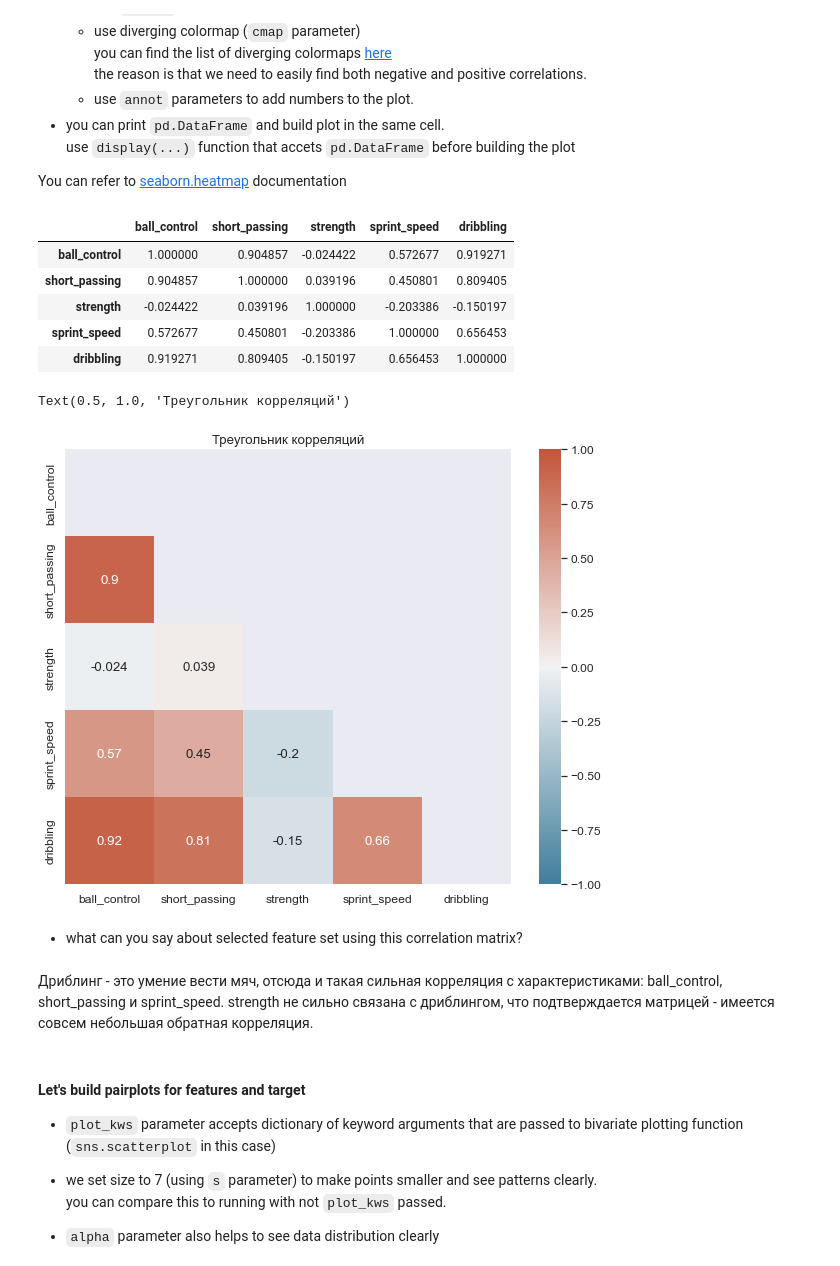
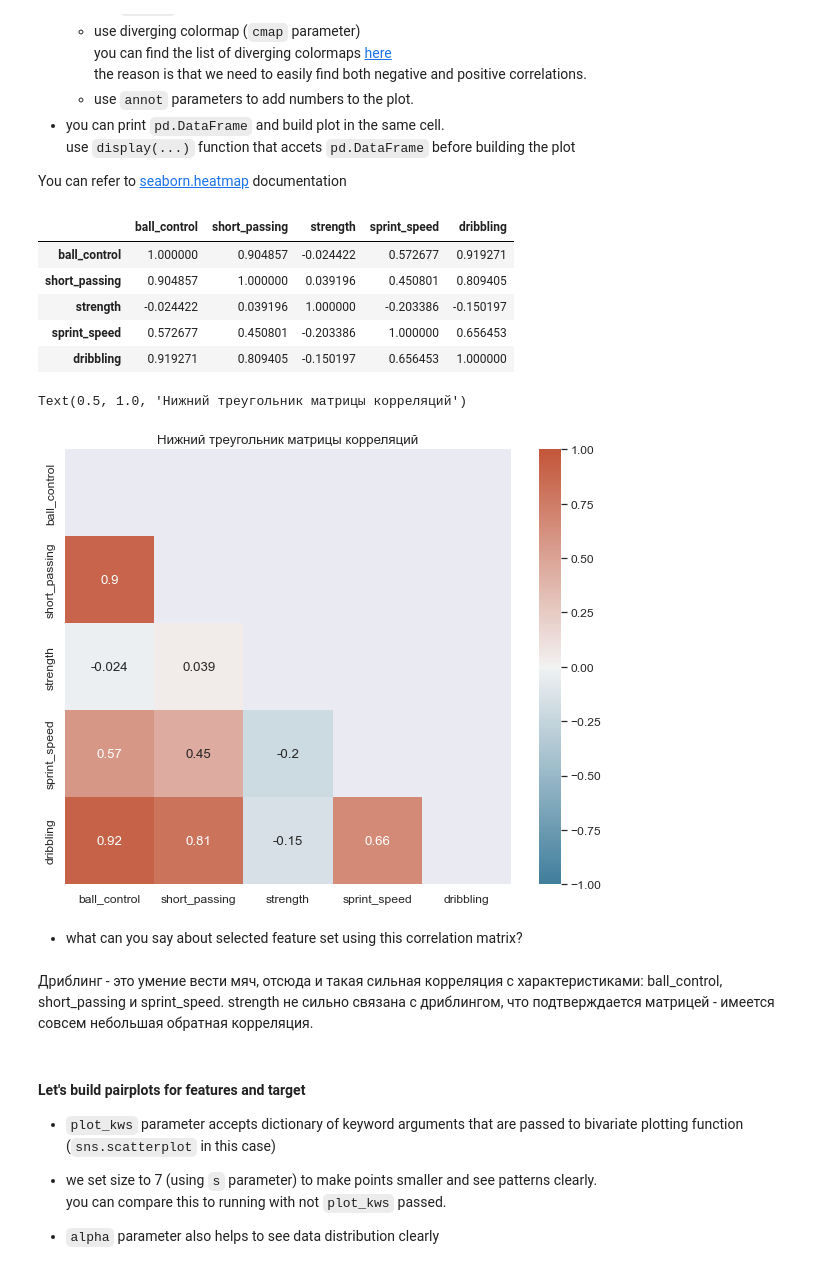
Before and after one commit to Sekai-no-uragawa/RS-School, a Jupyter notebook: 3_Linear_Regression/linear_regression.ipynb, the cells around one changed output. Saved outputs shown, nothing was run; the diff lists cells and outputs as text; code cells hidden in the pictures.

```diff
--- a/3_Linear_Regression/linear_regression.ipynb
+++ b/3_Linear_Regression/linear_regression.ipynb
@@ -522,3 +522,9 @@ def get_train_test_data(features: List[str], target: str) -> tuple:
 target = 'dribbling'
 features = ['short_passing']
 x_train, y_train, x_test, y_test = get_train_test_data(features, target)
+# %%
+print(df.shape)
+ix_split = int(0.8 * df.shape[0])
+DF_TRAIN = df.iloc[:ix_split].copy()
+DF_TEST = df.iloc[ix_split:].copy()
+print(DF_TRAIN.shape, DF_TEST.shape)
@@ -772,29 +794,29 @@ You can refer to [seaborn.heatmap](https://seaborn.pydata.org/generated/seaborn.
 # %%
 # # your code here
 # correlation_matrix =
 # display(correlation_matrix)
 # sns.heatmap(...);
 
 plt.figure(figsize=(10,8))
 corr = DF_TRAIN[cols].corr(method='pearson')
 display(corr)
 mask = np.triu(np.ones_like(corr, dtype=bool))
 cmap = sns.diverging_palette(230, 20, as_cmap=True)
 sns.heatmap(data=corr, annot=True, vmin=-1, vmax=1, mask=mask, cmap=cmap, center=0)
-plt.title('Треугольник корреляций')
+plt.title('Нижний треугольник матрицы корреляций')
 # %% [output]
 |  | ball_control | short_passing | strength | sprint_speed | dribbling |
 | ball_control | 1.000000 | 0.904857 | -0.024422 | 0.572677 | 0.919271 |
 | short_passing | 0.904857 | 1.000000 | 0.039196 | 0.450801 | 0.809405 |
 | strength | -0.024422 | 0.039196 | 1.000000 | -0.203386 | -0.150197 |
 | sprint_speed | 0.572677 | 0.450801 | -0.203386 | 1.000000 | 0.656453 |
 | dribbling | 0.919271 | 0.809405 | -0.150197 | 0.656453 | 1.000000 |
-Text(0.5, 1.0, 'Треугольник корреляций')
+Text(0.5, 1.0, 'Нижний треугольник матрицы корреляций')
-[figure, old version]
+[figure, new version]
 # %% [markdown]
 * what can you say about selected feature set using this correlation matrix?
-# %% [markdown]
-Дриблинг - это умение вести мяч, отсюда и такая сильная корреляция с характеристиками: ball_control, short_passing и sprint_speed. strength не сильно связана с дриблингом, что подтверждается матрицей - имеется совсем небольшая обратная корреляция.
+# %% [markdown]
+Дриблинг - это умение вести мяч, отсюда и такая сильная корреляция с характеристиками: ball_control, short_passing и sprint_speed. strength не сильно связана с дриблингом, что подтверждается матрицей - имеется совсем небольшая обратная корреляция.
 # %% [markdown]
 #### Let's build pairplots for features and target
 
```
Also changed, not shown: parts of 71 cells of this notebook.
